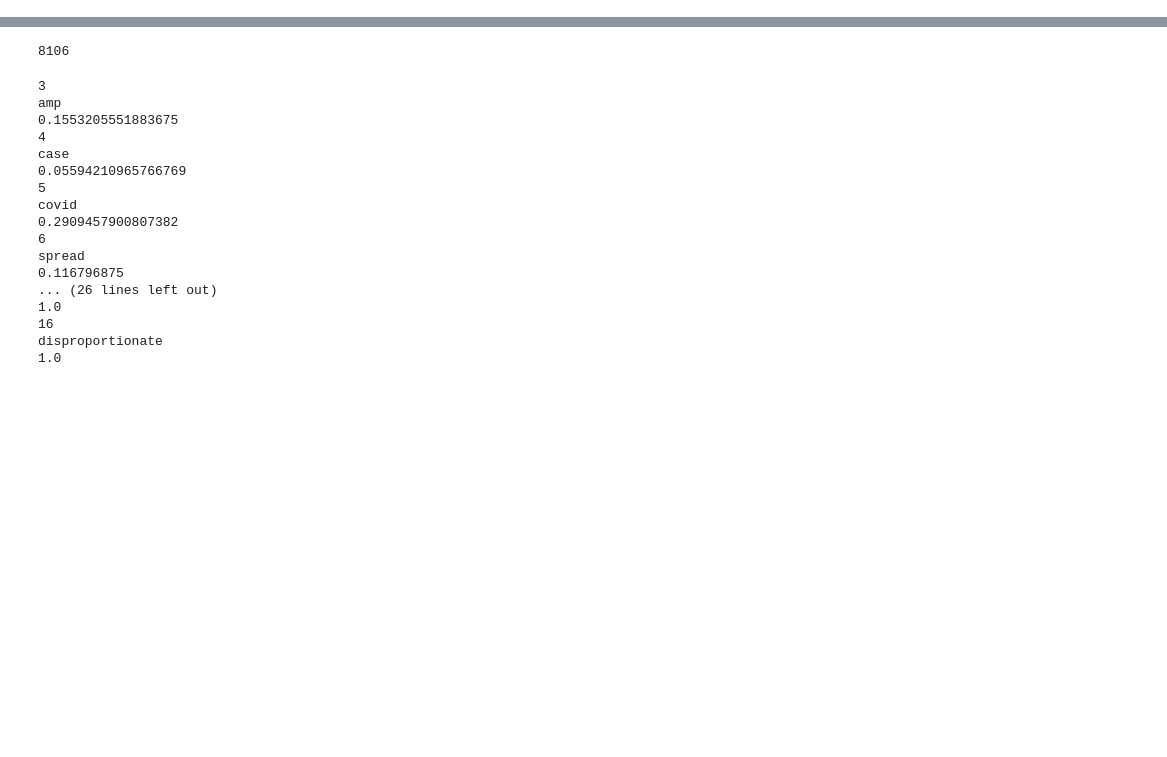
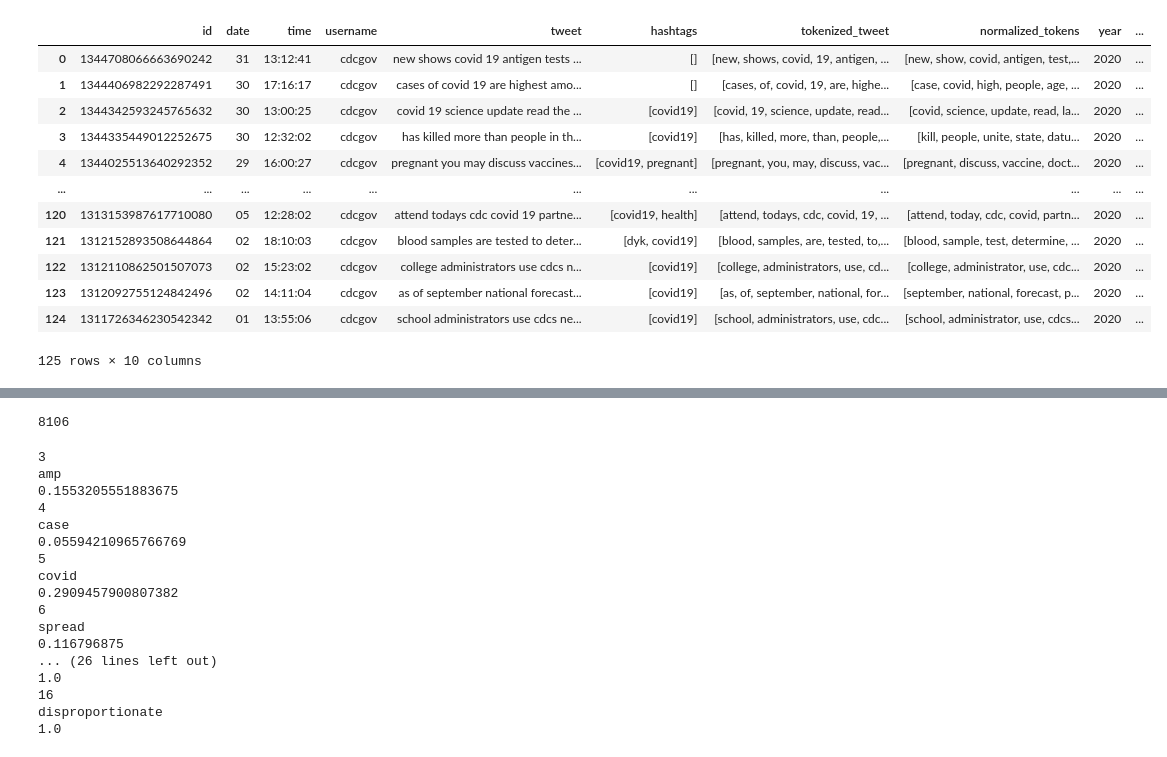
Before and after one commit to YileC928/final-project-covid-twitter, a Jupyter notebook: 2_Load_Tweets_and _word_frequency_analysis.ipynb, the cells around one changed output, grey strips where cells are left out. Cells and saved outputs as stored; diff of their text form; code cells hidden in the pictures; blank space fills up the shorter version.

```diff
--- a/3_Tweet_word_frequency_analysis.ipynb
+++ b/2_Load_Tweets_and _word_frequency_analysis.ipynb
@@ -39,0 +333,18 @@ except OSError:
+# %%
+tweets04 = tweets_df[((tweets_df["month"] == '10') |(tweets_df["month"] == '11') | (tweets_df["month"] == '12')) & (tweets_df["year"] == '2020')]
+tweets04 = tweets04.reset_index(drop=True)
+tweets04
+# %% [output]
+|  | id | date | time | username | tweet | hashtags | tokenized_tweet | normalized_tokens | year | ... |
+| 0 | 1344708066663690242 | 31 | 13:12:41 | cdcgov | new shows covid 19 antigen tests ... | [] | [new, shows, covid, 19, antigen, ... | [new, show, covid, antigen, test,... | 2020 | ... |
+| 1 | 1344406982292287491 | 30 | 17:16:17 | cdcgov | cases of covid 19 are highest amo... | [] | [cases, of, covid, 19, are, highe... | [case, covid, high, people, age, ... | 2020 | ... |
+| 2 | 1344342593245765632 | 30 | 13:00:25 | cdcgov | covid 19 science update read the ... | [covid19] | [covid, 19, science, update, read... | [covid, science, update, read, la... | 2020 | ... |
+| 3 | 1344335449012252675 | 30 | 12:32:02 | cdcgov | has killed more than people in th... | [covid19] | [has, killed, more, than, people,... | [kill, people, unite, state, datu... | 2020 | ... |
+| 4 | 1344025513640292352 | 29 | 16:00:27 | cdcgov | pregnant you may discuss vaccines... | [covid19, pregnant] | [pregnant, you, may, discuss, vac... | [pregnant, discuss, vaccine, doct... | 2020 | ... |
+| ... | ... | ... | ... | ... | ... | ... | ... | ... | ... | ... |
+| 120 | 1313153987617710080 | 05 | 12:28:02 | cdcgov | attend todays cdc covid 19 partne... | [covid19, health] | [attend, todays, cdc, covid, 19, ... | [attend, today, cdc, covid, partn... | 2020 | ... |
+| 121 | 1312152893508644864 | 02 | 18:10:03 | cdcgov | blood samples are tested to deter... | [dyk, covid19] | [blood, samples, are, tested, to,... | [blood, sample, test, determine, ... | 2020 | ... |
+| 122 | 1312110862501507073 | 02 | 15:23:02 | cdcgov | college administrators use cdcs n... | [covid19] | [college, administrators, use, cd... | [college, administrator, use, cdc... | 2020 | ... |
+| 123 | 1312092755124842496 | 02 | 14:11:04 | cdcgov | as of september national forecast... | [covid19] | [as, of, september, national, for... | [september, national, forecast, p... | 2020 | ... |
+| 124 | 1311726346230542342 | 01 | 13:55:06 | cdcgov | school administrators use cdcs ne... | [covid19] | [school, administrators, use, cdc... | [school, administrator, use, cdcs... | 2020 | ... |
+125 rows × 10 columns
```
Also changed, not shown: parts of 40 cells of this notebook, 1 other file.
